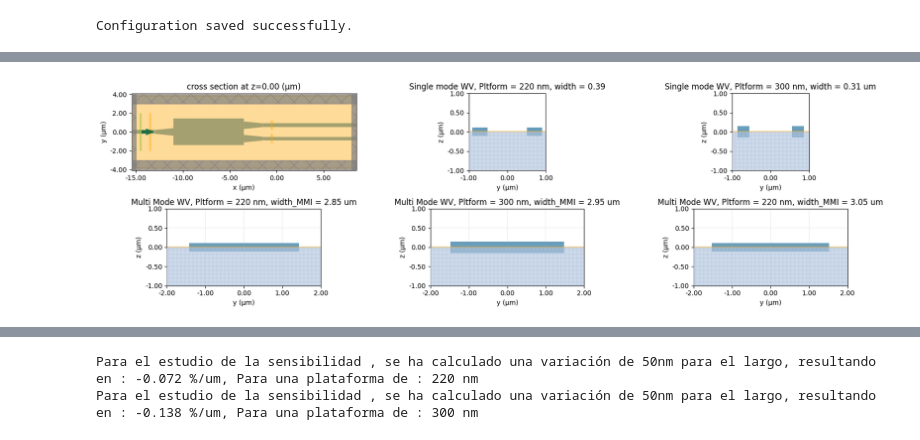
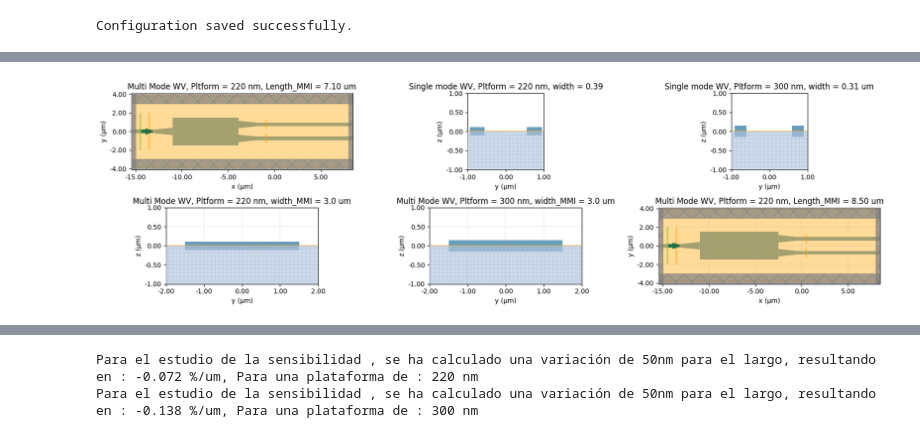
Before and after one commit to Juanes2001/GDS_py_TDY_venv, a Jupyter notebook: notebooks/HOM2_point3.ipynb, the cells around one changed output, grey strips where cells are left out. Saved outputs shown, nothing was run; the diff lists cells and outputs as text; code cells hidden in the pictures.

```diff
--- a/notebooks/HOM2_point3.ipynb
+++ b/notebooks/HOM2_point3.ipynb
@@ -426,43 +469,44 @@ plt.show()
 
 fig0, axes0 = plt.subplots(2, 3, figsize=(17, 5))
 sim[0][0][0].plot(z = 0, lw=1, ax=axes0[0][0]) # Vista superior
+axes0[0][0].set_title(f"Multi Mode WV, Pltform = {[220,300][0]} nm, Length_MMI = {sweep_MMI_L[0]:.2f} um")
 
 
 sim[0][0][0].plot(x=0, lw=1, ax=axes0[0][1])   # Vista transversal Single mode waveguides a 220 nm , optimizado a 390 nm de width
 axes0[0][1].set_xlim([-1, 1])
 axes0[0][1].set_ylim([-1, 1])
 axes0[0][1].set_title(f"Single mode WV, Pltform = {[220,300][0]} nm, width = {width_220}")
 
 
 sim[1][0][0].plot(x=0, lw=1, ax=axes0[0][2])   # Vista transversal Single mode waveguides a 300 nm , optimizado a 310 nm de width
 axes0[0][2].set_xlim([-1, 1])
 axes0[0][2].set_ylim([-1, 1])
 axes0[0][2].set_title(f"Single mode WV, Pltform = {[220,300][1]} nm, width = {width_300} um")
 
 sim[0][0][0].plot(x=-5, lw=1, ax=axes0[1][0])
 axes0[1][0].set_ylim([-1, 1])
 axes0[1][0].set_xlim([-2, 2])
 axes0[1][0].grid(True,linewidth = 0.2)
 axes0[1][0].set_title(f"Multi Mode WV, Pltform = {[220,300][0]} nm, width_MMI = {sweep_MMI_W[0]} um")
 
 
 sim[1][0][0].plot(x=-5, lw=1, ax=axes0[1][1])
 axes0[1][1].set_ylim([-1, 1])
 axes0[1][1].set_xlim([-2, 2])
 axes0[1][1].grid(True,linewidth = 0.2)
-axes0[1][1].set_title(f"Multi Mode WV, Pltform = {[220,300][1]} nm, width_MMI = {sweep_MMI_W[1]} um")
+axes0[1][1].set_title(f"Multi Mode WV, Pltform = {[220,300][1]} nm, width_MMI = {sweep_MMI_W[0]} um")
 
 
-sim[0][10][0].plot(z=0, lw=1, ax=axes0[1][2])
-axes0[1][2].set_ylim([-1, 1])
-axes0[1][2].set_xlim([-2, 2])
+sim[0][21][0].plot(z=0, lw=1, ax=axes0[1][2])
+# axes0[1][2].set_ylim([-1, 1])
+# axes0[1][2].set_xlim([-2, 2])
 axes0[1][2].grid(True,linewidth = 0.2)
-axes0[1][2].set_title(f"Multi Mode WV, Pltform = {[220,300][0]} nm, Length_MMI = {sweep_MMI_L[10]:.2f} um")
+axes0[1][2].set_title(f"Multi Mode WV, Pltform = {[220,300][0]} nm, Length_MMI = {sweep_MMI_L[21]:.2f} um")
 
 plt.tight_layout()
 plt.show()
 # %% [output]
-[figure, old version]
+[figure, new version]
 # %%
 # Firts Task
 fig1, axes1 = plt.subplots(2, 3, figsize=(17, 6))
```
Also changed, not shown: parts of 12 cells of this notebook, 3 other files.
